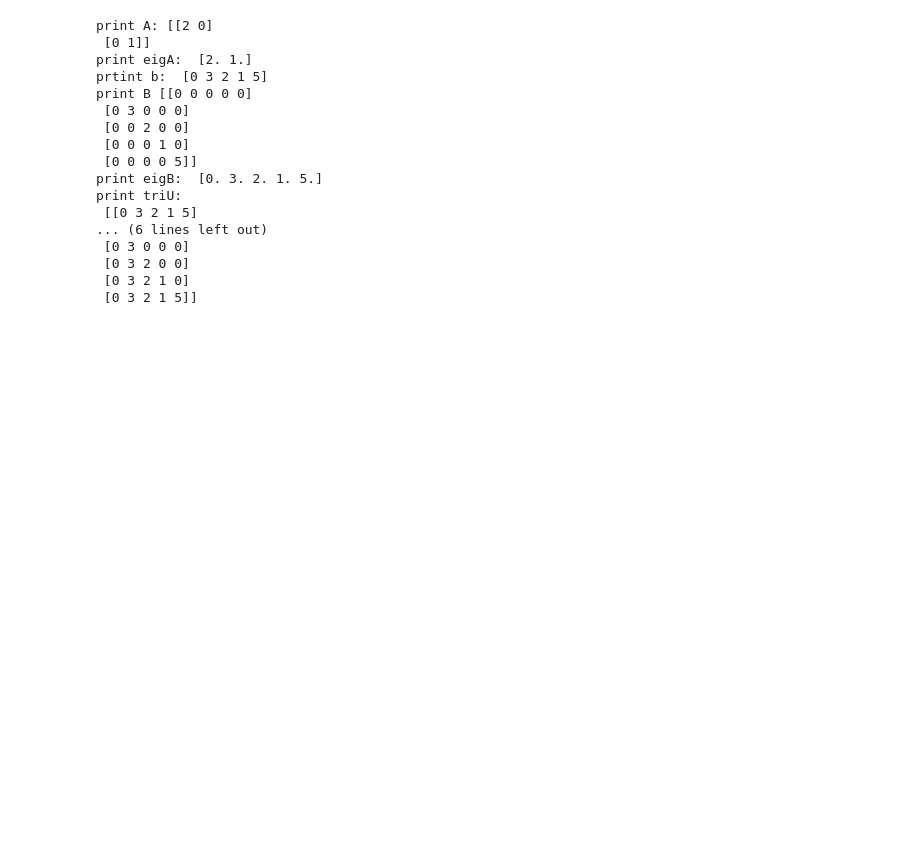
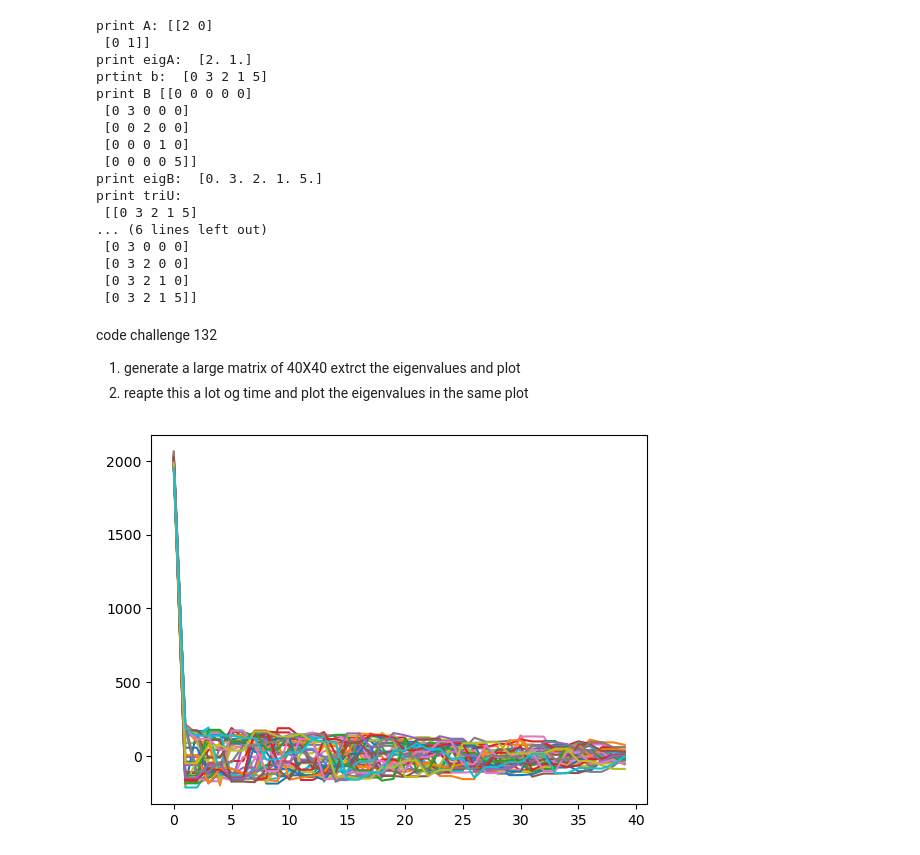
Before and after one commit to matansharon/Math_with_python, a Jupyter notebook: main2.ipynb, the cells around one changed output. Saved outputs shown, nothing was run; the diff lists cells and outputs as text; code cells hidden in the pictures; blank space fills up the shorter version.

Commit message:
code challenge 132

```diff
--- a/main2.ipynb
+++ b/main2.ipynb
@@ -847,3 +852,17 @@ print triU:
  [0 3 2 0 0]
  [0 3 2 1 0]
  [0 3 2 1 5]]
+# %% [markdown]
+code challenge 132
+1. generate a large matrix of 40X40 extrct the eigenvalues and plot
+2. reapte this a lot og time and plot the eigenvalues in the same plot
+# %%
+n=40
+res=[]
+for i in range(n):
+    A=np.random.randint(1,100,(n,n))
+    eigA=np.linalg.eigvals(A)
+    plt.plot(eigA)
+#plot the eigenvalues
+# %% [output]
+[figure, added]
```
Also changed, not shown: parts of 1 cell of this notebook.
